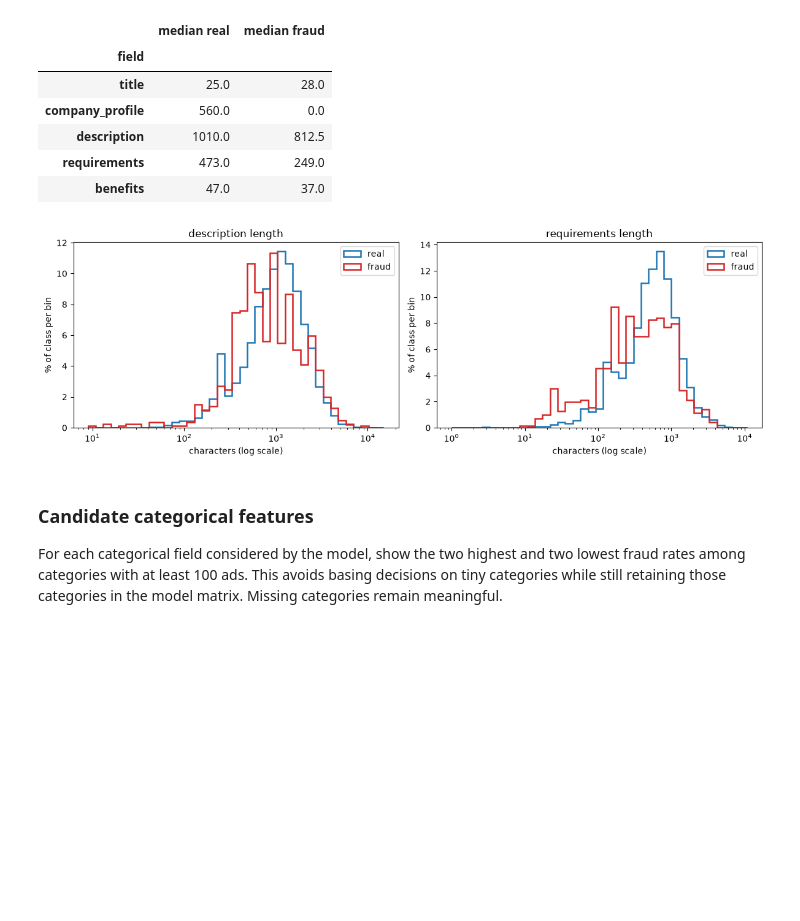
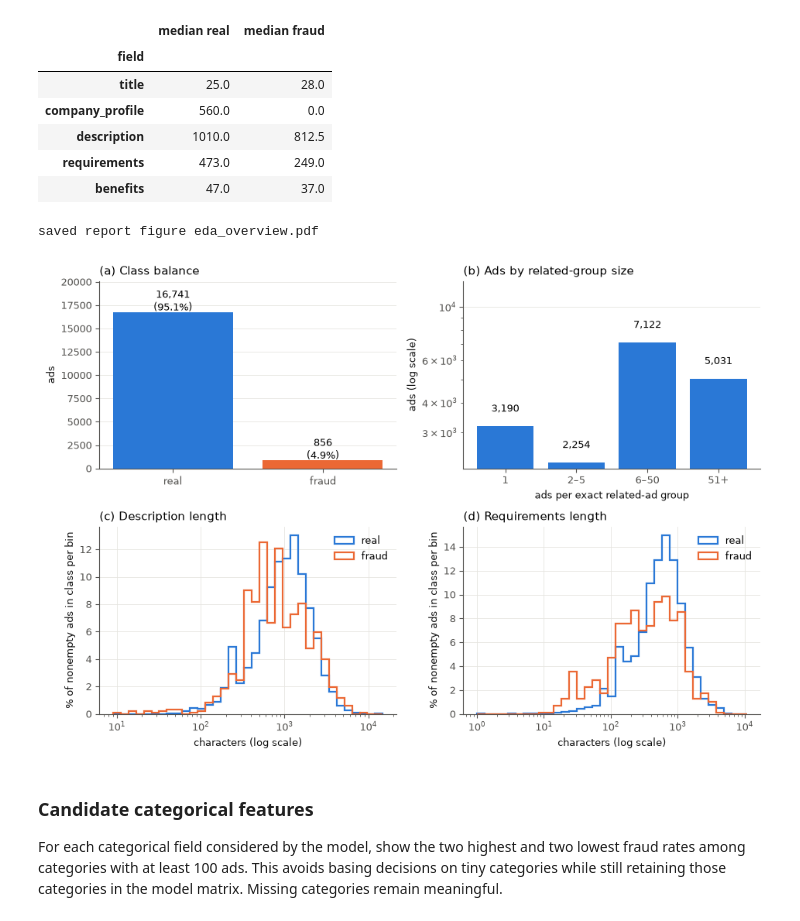
Before and after one commit to BanAnA9205/fake-job-detection-p4ai, a Jupyter notebook: code/notebooks/01_eda_preprocessing.ipynb, the cells around one changed output. Cells and saved outputs as stored; diff of their text form; code cells hidden in the pictures; blank space fills up the shorter version.

```diff
--- a/code/notebooks/01_eda_preprocessing.ipynb
+++ b/code/notebooks/01_eda_preprocessing.ipynb
@@ -243,25 +223,51 @@ pd.DataFrame(rows).set_index("field")
 | requirements | 473.0 | 249.0 |
 | benefits | 47.0 | 37.0 |
 # %%
-# Distributions show more than medians: compare each class on a shared log-length axis.
-fig, axes = plt.subplots(1, 2, figsize=(12, 4))
-for ax, col in zip(axes, ["description", "requirements"]):
+# Class balance, related-group sizes and text-length distributions (report figure).
+fig, axes = plt.subplots(2, 2, figsize=(9.5, 6.5))
+ax = axes[0, 0]
+ax.bar(["real", "fraud"], counts.values, color=[rp.BLUE, rp.ORANGE])
+for index, value in enumerate(counts.values):
+    ax.text(index, value + 200, f"{value:,}\n({value / len(df):.1%})", ha="center")
+ax.set_ylim(0, counts.max() * 1.2)
+ax.set_title("(a) Class balance", loc="left")
+ax.set_ylabel("ads")
+ax.grid(axis="x", visible=False)
+
+sizes = df["group"].map(df["group"].value_counts())
+bins = [("1", sizes == 1), ("2–5", sizes.between(2, 5)),
+        ("6–50", sizes.between(6, 50)), ("51+", sizes > 50)]
+values = [int(mask.sum()) for _, mask in bins]
+ax = axes[0, 1]
+ax.bar([label for label, _ in bins], values, color=rp.BLUE)
+ax.set_yscale("log")
+ax.set_ylim(top=max(values) * 1.8)
+for index, value in enumerate(values):
+    ax.text(index, value * 1.15, f"{value:,}", ha="center")
+ax.set_title("(b) Ads by related-group size", loc="left")
+ax.set_xlabel("ads per exact related-ad group")
+ax.set_ylabel("ads (log scale)")
+ax.grid(axis="x", visible=False)
+
+for ax, col, letter in ((axes[1, 0], "description", "c"), (axes[1, 1], "requirements", "d")):
     lengths = df[col].fillna("").astype(str).str.len()
     positive = lengths[lengths > 0]
-    bins = np.geomspace(max(1, positive.min()), positive.max(), 40)
-    for label, color, name in [(0, "tab:blue", "real"), (1, "tab:red", "fraud")]:
-        values = lengths[(df["fraudulent"] == label) & (lengths > 0)]
-        ax.hist(values, bins=bins, weights=np.full(len(values), 100 / len(values)),
-                histtype="step", linewidth=1.8, color=color, label=name)
+    edges = np.geomspace(max(1, positive.min()), positive.max(), 36)
+    for label, color, name in ((0, rp.BLUE, "real"), (1, rp.ORANGE, "fraud")):
+        subset = lengths[(df["fraudulent"] == label) & (lengths > 0)]
+        ax.hist(subset, bins=edges, weights=np.full(len(subset), 100 / len(subset)),
+                histtype="step", linewidth=1.6, color=color, label=name)
     ax.set_xscale("log")
-    ax.set_title(f"{col} length")
+    ax.set_title(f"({letter}) {col.capitalize()} length", loc="left")
     ax.set_xlabel("characters (log scale)")
-    ax.set_ylabel("% of class per bin")
+    ax.set_ylabel("% of nonempty ads in class per bin")
     ax.legend()
 fig.tight_layout()
+rp.save_figure(fig, "eda_overview.pdf")
 plt.show()
 # %% [output]
+saved report figure eda_overview.pdf
-[figure, old version]
+[figure, new version]
 # %% [markdown]
 ### Candidate categorical features
 
```
Also changed, not shown: parts of 5 cells of this notebook, 52 other files.
